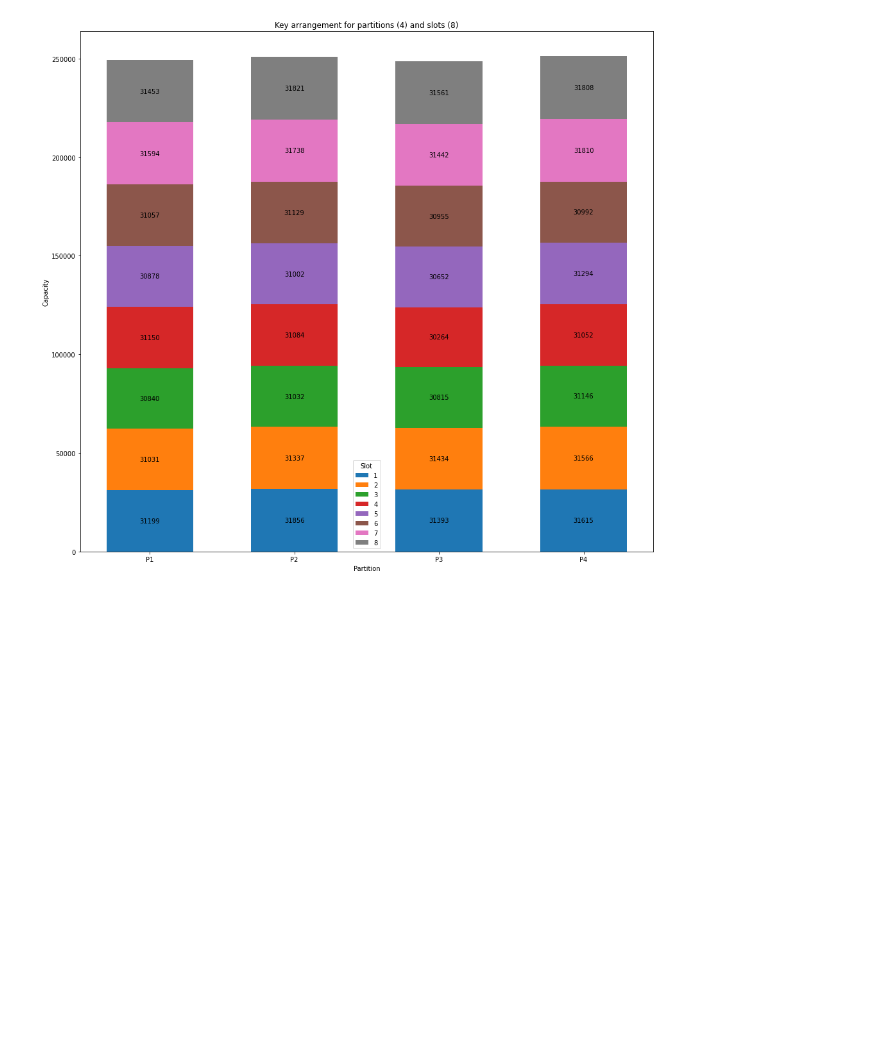
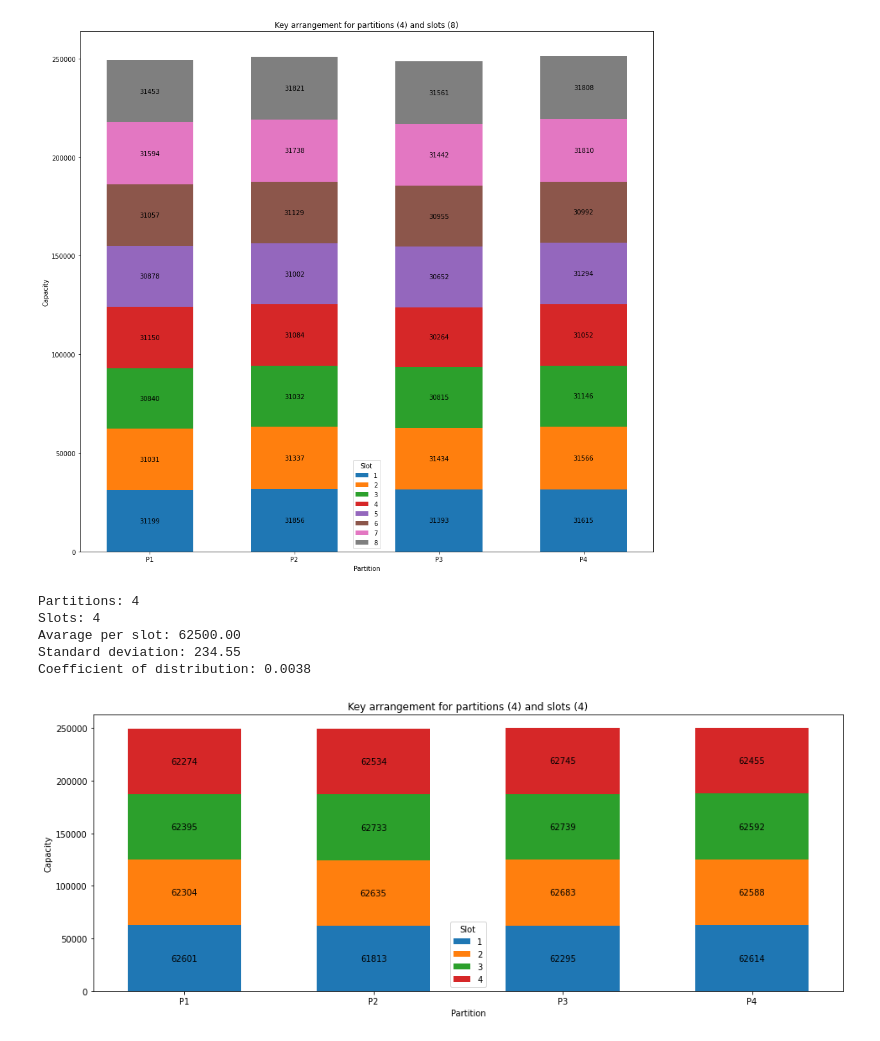
Before and after one commit to damianzim/kkvhash, a Jupyter notebook: ipynb/key_arrangement.ipynb, the cells around one changed output. Saved outputs shown, nothing was run; the diff lists cells and outputs as text; code cells hidden in the pictures; blank space fills up the shorter version.

Commit message:
Key arrangement - print results for random keys

```diff
--- a/ipynb/key_arrangement.ipynb
+++ b/ipynb/key_arrangement.ipynb
@@ -55,6 +55,7 @@ class KeyArrangement(object):
 
     @partitions.setter
     def partitions(self, n: int) -> None:
+        self._results = None
         if n > self.MAX_PARTITIONS_COUNT:
             self._partitions = self.MAX_PARTITIONS_COUNT
         elif n < self.MIN_PARTITIONS_COUNT:
@@ -68,6 +69,7 @@ class KeyArrangement(object):
 
     @slots.setter
     def slots(self, n: int) -> None:
+        self._results = None
         if n > self.MAX_SLOTS_COUNT:
             self._slots = self.MAX_SLOTS_COUNT
         elif n < self.MIN_SLOTS_COUNT:
@@ -101,7 +103,8 @@ class KeyArrangement(object):
         return st.pstdev(self._results)
 
     def get_details(self) -> Tuple[int, int, float]:
-        self.calc_results()
+        if not self._valid_results():
+            self.calc_results()
 
         if not self._valid_results():
             return (0, .0, .0)
@@ -239,3 +243,41 @@ Avarage per slot: 31250.00
 Standard deviation: 371.84
 Coefficient of distribution: 0.0119
 [figure]
+# %%
+# Random keys
+
+from random import randint
+
+buffer = [bytes([i]) for i in range(256)]
+
+min_len_random_key = 6
+max_len_random_key = 12
+
+number_of_random_keys = 1000000
+
+def get_rand() -> bytes:
+    return buffer[randint(0, 255)]
+
+def get_random_hashes() -> list:
+    return [
+        kkv_hash(b''.join([
+            get_rand()
+            for _
+            in range(randint(min_len_random_key, max_len_random_key))
+        ]))
+        for i
+        in range(number_of_random_keys)
+    ]
+
+arrangementRandomKey = KeyArrangement(get_random_hashes())
+# %%
+arrangementRandomKey.partitions, arrangementRandomKey.slots = (4, 4)
+arrangementRandomKey.print_details()
+arrangementRandomKey.show()
+# %% [output]
+Partitions: 4
+Slots: 4
+Avarage per slot: 62500.00
+Standard deviation: 234.55
+Coefficient of distribution: 0.0038
+[figure, added]
```
Also changed, not shown: parts of 2 cells of this notebook.
